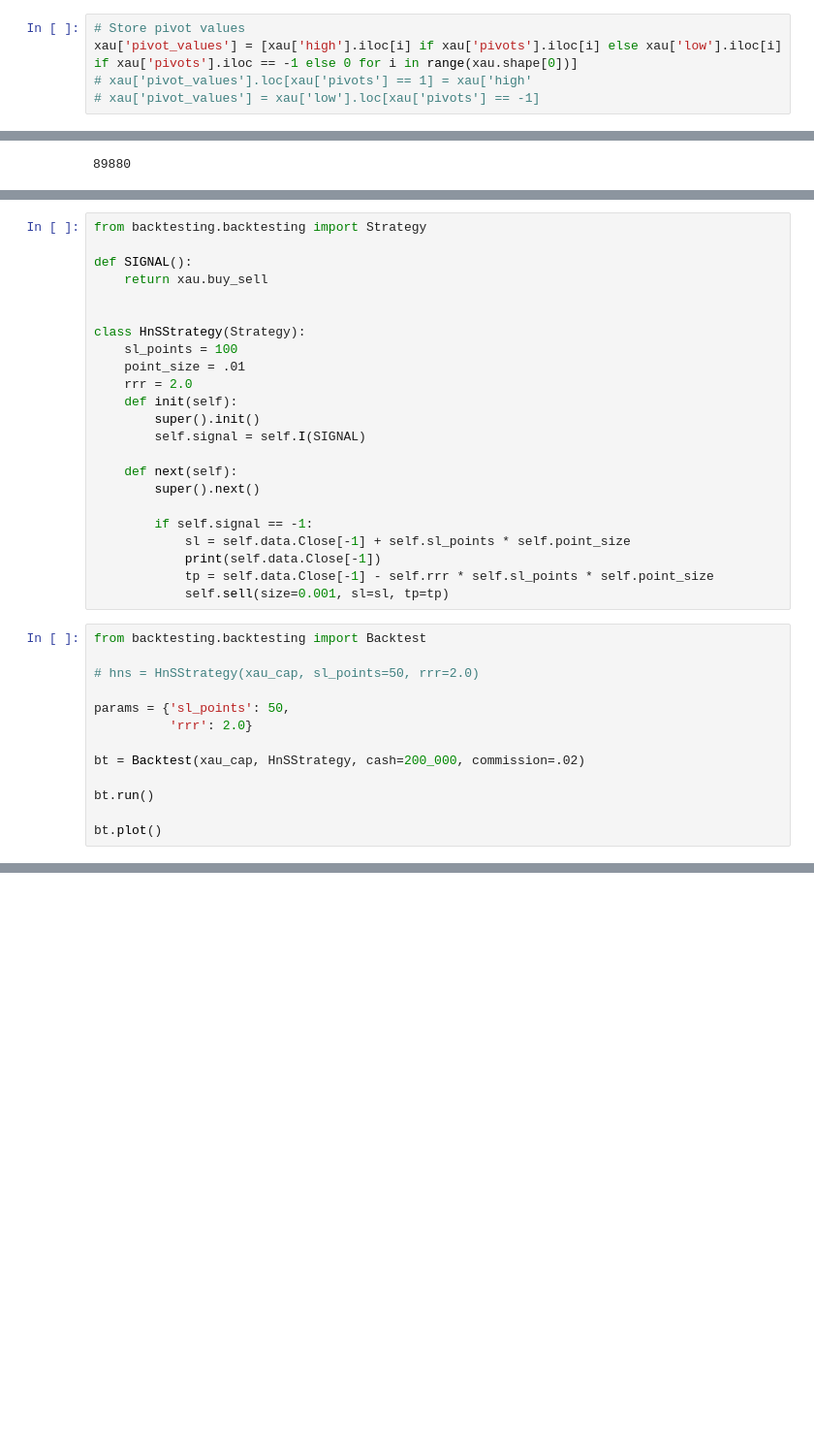
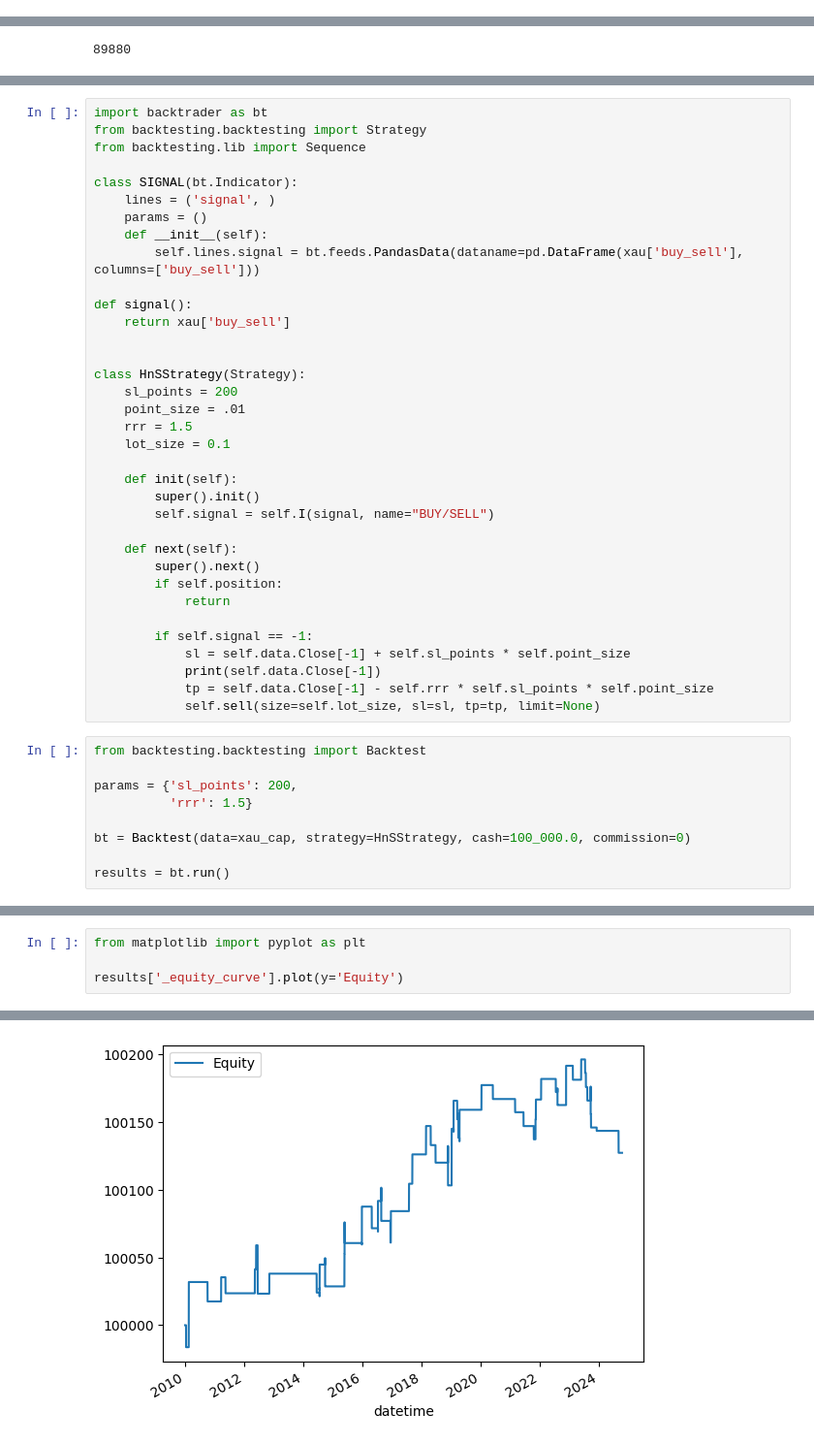
Before and after one commit to themahani/AlgoPy, a Jupyter notebook: head_and_shoulders.ipynb, the cells around one changed output, grey strips where cells are left out. Shown at 97% size. Saved outputs shown, nothing was run; the diff lists cells and outputs as text; blank space fills up the shorter version.

Commit message:
fix backtesting error, get a successful backtest.

```diff
--- a/head_and_shoulders.ipynb
+++ b/head_and_shoulders.ipynb
@@ -107,11 +112,6 @@ DatetimeIndex(['2010-01-04 14:00:00', '2010-01-05 12:00:00',
                '2024-10-14 20:00:00', '2024-10-15 16:00:00',
                '2024-10-16 13:00:00', '2024-10-17 02:00:00'],
               dtype='datetime64[ns]', name='datetime', length=7589, freq=None)
-# %%
-# Store pivot values
-xau['pivot_values'] = [xau['high'].iloc[i] if xau['pivots'].iloc[i] else xau['low'].iloc[i] if xau['pivots'].iloc == -1 else 0 for i in range(xau.shape[0])]
-# xau['pivot_values'].loc[xau['pivots'] == 1] = xau['high'
-# xau['pivot_values'] = xau['low'].loc[xau['pivots'] == -1]
 # %%
 xau['pivot_values'].loc[xau['pivot_values'] != 0]
 # %% [output]
@@ -205,37 +218,45 @@ Index(['Open', 'High', 'Low', 'Close', 'Volume', 'pivots', 'pivot_values',
 # %%
+import backtrader as bt
 from backtesting.backtesting import Strategy
+from backtesting.lib import Sequence
 
-def SIGNAL():
-    return xau.buy_sell
+class SIGNAL(bt.Indicator):
+    lines = ('signal', )
+    params = ()
+    def __init__(self):
+        self.lines.signal = bt.feeds.PandasData(dataname=pd.DataFrame(xau['buy_sell'], columns=['buy_sell']))
+
+def signal():
+    return xau['buy_sell']
 
 
 class HnSStrategy(Strategy):
-    sl_points = 100
+    sl_points = 200
     point_size = .01
-    rrr = 2.0
+    rrr = 1.5
+    lot_size = 0.1
+
     def init(self):
         super().init()
-        self.signal = self.I(SIGNAL)
+        self.signal = self.I(signal, name="BUY/SELL")
 
     def next(self):
         super().next()
+        if self.position:
+            return
 
         if self.signal == -1:
             sl = self.data.Close[-1] + self.sl_points * self.point_size
             print(self.data.Close[-1])
             tp = self.data.Close[-1] - self.rrr * self.sl_points * self.point_size
-            self.sell(size=0.001, sl=sl, tp=tp)
+            self.sell(size=self.lot_size, sl=sl, tp=tp, limit=None)
 # %%
 from backtesting.backtesting import Backtest
 
-# hns = HnSStrategy(xau_cap, sl_points=50, rrr=2.0)
+params = {'sl_points': 200,
+          'rrr': 1.5}
 
-params = {'sl_points': 50,
-          'rrr': 2.0}
+bt = Backtest(data=xau_cap, strategy=HnSStrategy, cash=100_000.0, commission=0)
 
-bt = Backtest(xau_cap, HnSStrategy, cash=200_000, commission=.02)
-
-bt.run()
-
-bt.plot()
+results = bt.run()
 # %% [output]
@@ -243,0 +280,5 @@ ValueError: Short orders require: TP (1117.2550048828125) < LIMIT (1096.86990478
+# %%
+from matplotlib import pyplot as plt
+
+results['_equity_curve'].plot(y='Equity')
+# %% [output]
@@ -243,0 +286 @@ ValueError: Short orders require: TP (1117.2550048828125) < LIMIT (1096.86990478
+[figure, added]
```
Also changed, not shown: parts of 13 cells of this notebook.
